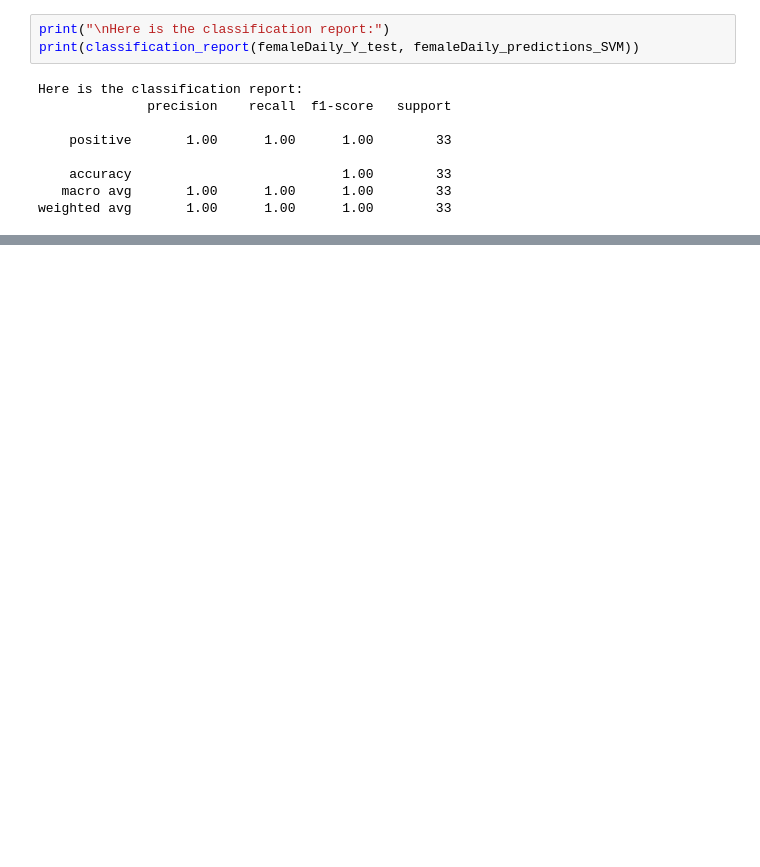
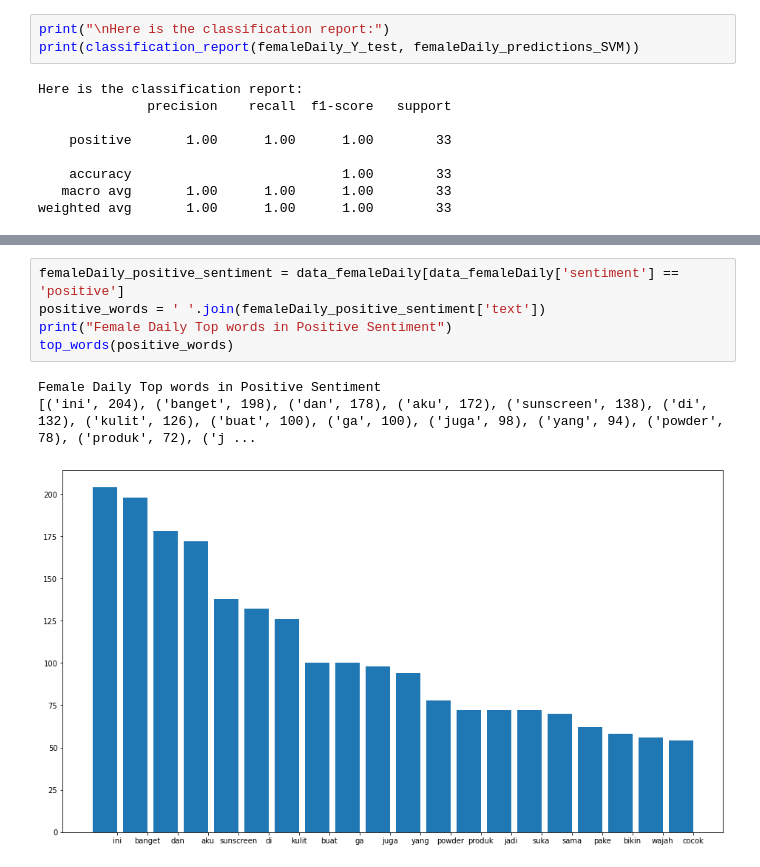
Before and after one commit to mendoanjoe/sentiment-analysis, a Jupyter notebook: Sentiment.ipynb, the cells around one changed output, grey strips where cells are left out. Cells and saved outputs as stored; diff of their text form; blank space fills up the shorter version.

```diff
--- a/Sentiment.ipynb
+++ b/Sentiment.ipynb
@@ -613,0 +724,9 @@ weighted avg       1.00      1.00      1.00        33
+# %%
+femaleDaily_positive_sentiment = data_femaleDaily[data_femaleDaily['sentiment'] == 'positive']
+positive_words = ' '.join(femaleDaily_positive_sentiment['text'])
+print("Female Daily Top words in Positive Sentiment")
+top_words(positive_words)
+# %% [output]
+Female Daily Top words in Positive Sentiment
+[('ini', 204), ('banget', 198), ('dan', 178), ('aku', 172), ('sunscreen', 138), ('di', 132), ('kulit', 126), ('buat', 100), ('ga', 100), ('juga', 98), ('yang', 94), ('powder', 78), ('produk', 72), ('j ...
+[figure, added]
```
Also changed, not shown: parts of 43 cells of this notebook.
